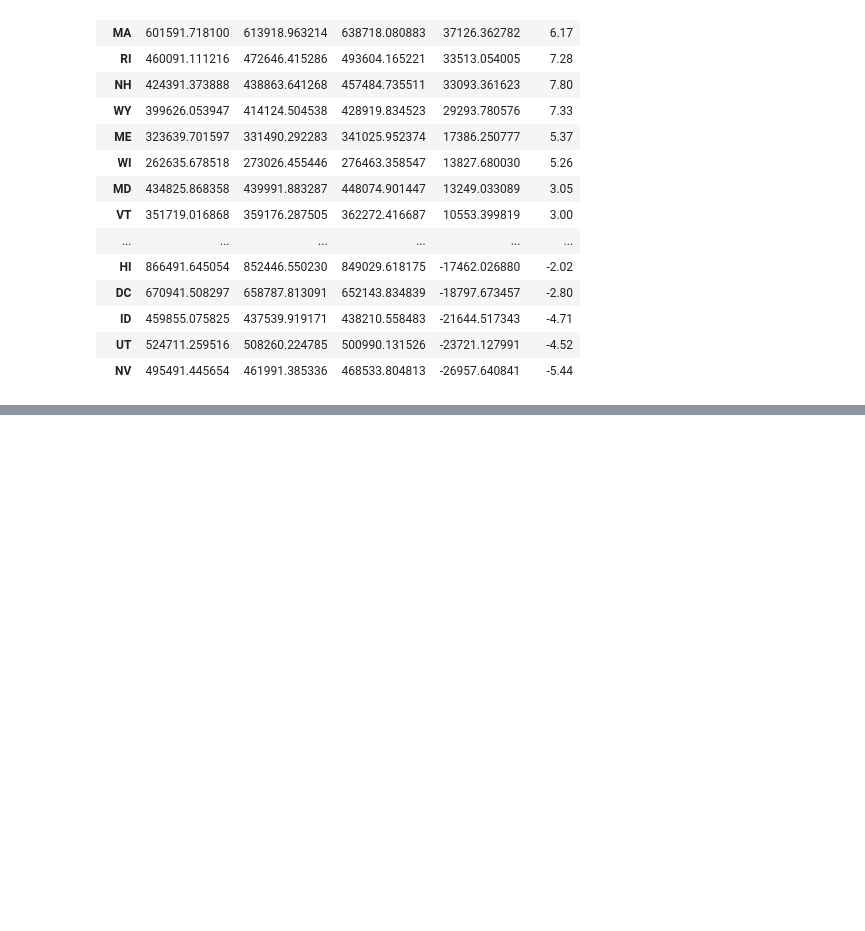
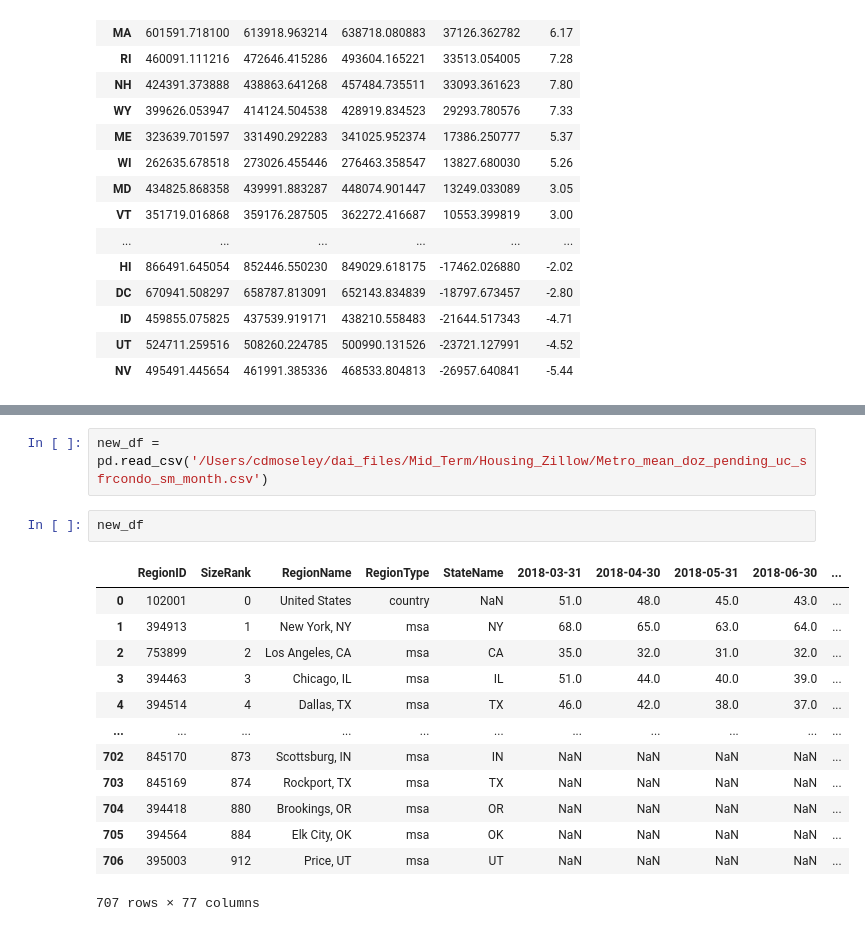
Before and after one commit to cdmoseley/Housing_Zillow, a Jupyter notebook: Housing_Zillow.ipynb, the cells around one changed output, grey strips where cells are left out. Drawn from its saved outputs; the diff is of its cells as text; blank space fills up the shorter version.

```diff
--- a/Housing_Zillow.ipynb
+++ b/Housing_Zillow.ipynb
@@ -403,0 +611,18 @@ Sorted_Newest
+# %%
+new_df = pd.read_csv('/Users/cdmoseley/dai_files/Mid_Term/Housing_Zillow/Metro_mean_doz_pending_uc_sfrcondo_sm_month.csv')
+# %%
+new_df
+# %% [output]
+|  | RegionID | SizeRank | RegionName | RegionType | StateName | 2018-03-31 | 2018-04-30 | 2018-05-31 | 2018-06-30 | ... |
+| 0 | 102001 | 0 | United States | country | NaN | 51.0 | 48.0 | 45.0 | 43.0 | ... |
+| 1 | 394913 | 1 | New York, NY | msa | NY | 68.0 | 65.0 | 63.0 | 64.0 | ... |
+| 2 | 753899 | 2 | Los Angeles, CA | msa | CA | 35.0 | 32.0 | 31.0 | 32.0 | ... |
+| 3 | 394463 | 3 | Chicago, IL | msa | IL | 51.0 | 44.0 | 40.0 | 39.0 | ... |
+| 4 | 394514 | 4 | Dallas, TX | msa | TX | 46.0 | 42.0 | 38.0 | 37.0 | ... |
+| ... | ... | ... | ... | ... | ... | ... | ... | ... | ... | ... |
+| 702 | 845170 | 873 | Scottsburg, IN | msa | IN | NaN | NaN | NaN | NaN | ... |
+| 703 | 845169 | 874 | Rockport, TX | msa | TX | NaN | NaN | NaN | NaN | ... |
+| 704 | 394418 | 880 | Brookings, OR | msa | OR | NaN | NaN | NaN | NaN | ... |
+| 705 | 394564 | 884 | Elk City, OK | msa | OK | NaN | NaN | NaN | NaN | ... |
+| 706 | 395003 | 912 | Price, UT | msa | UT | NaN | NaN | NaN | NaN | ... |
+707 rows × 77 columns
```
Also changed, not shown: parts of 11 cells of this notebook, 2 other files.
